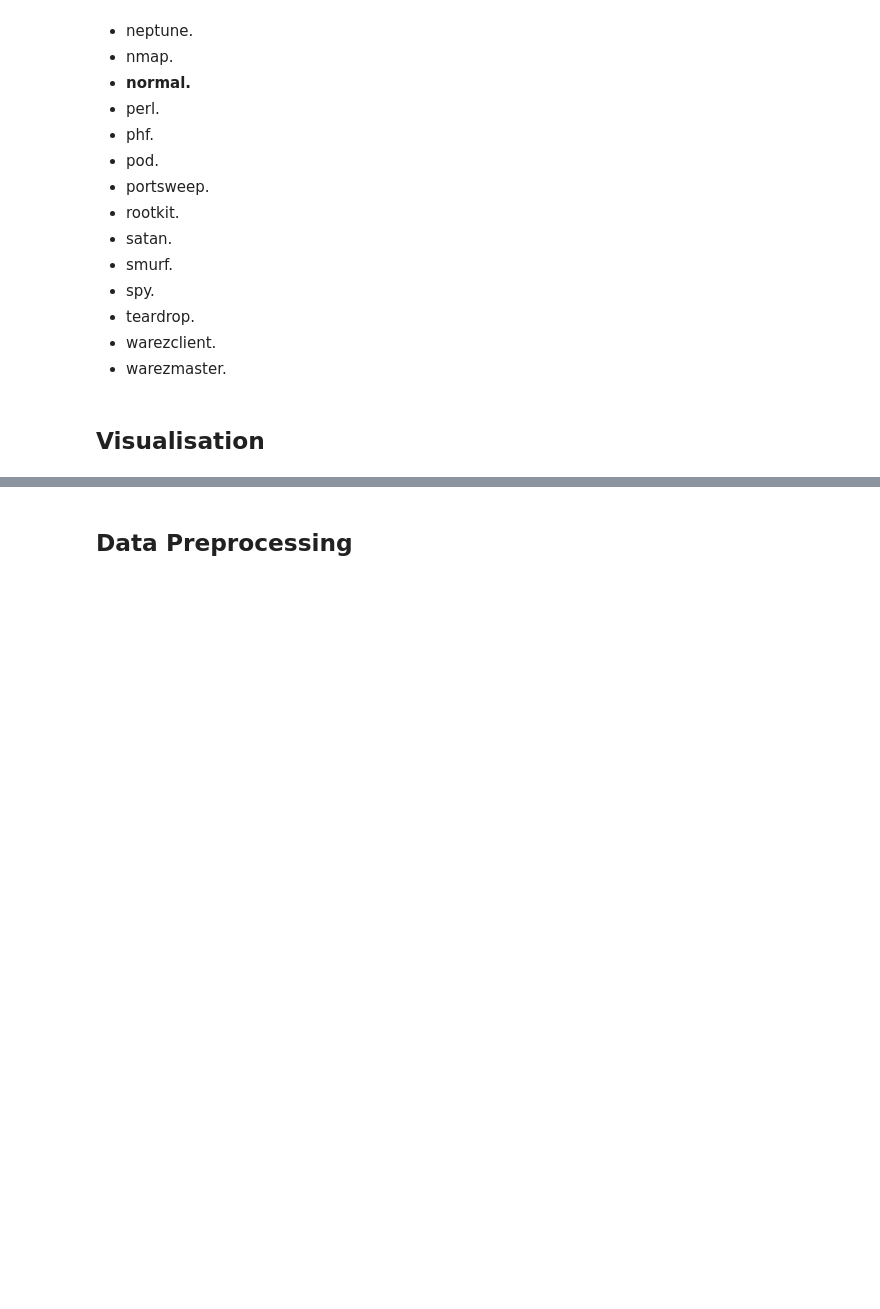
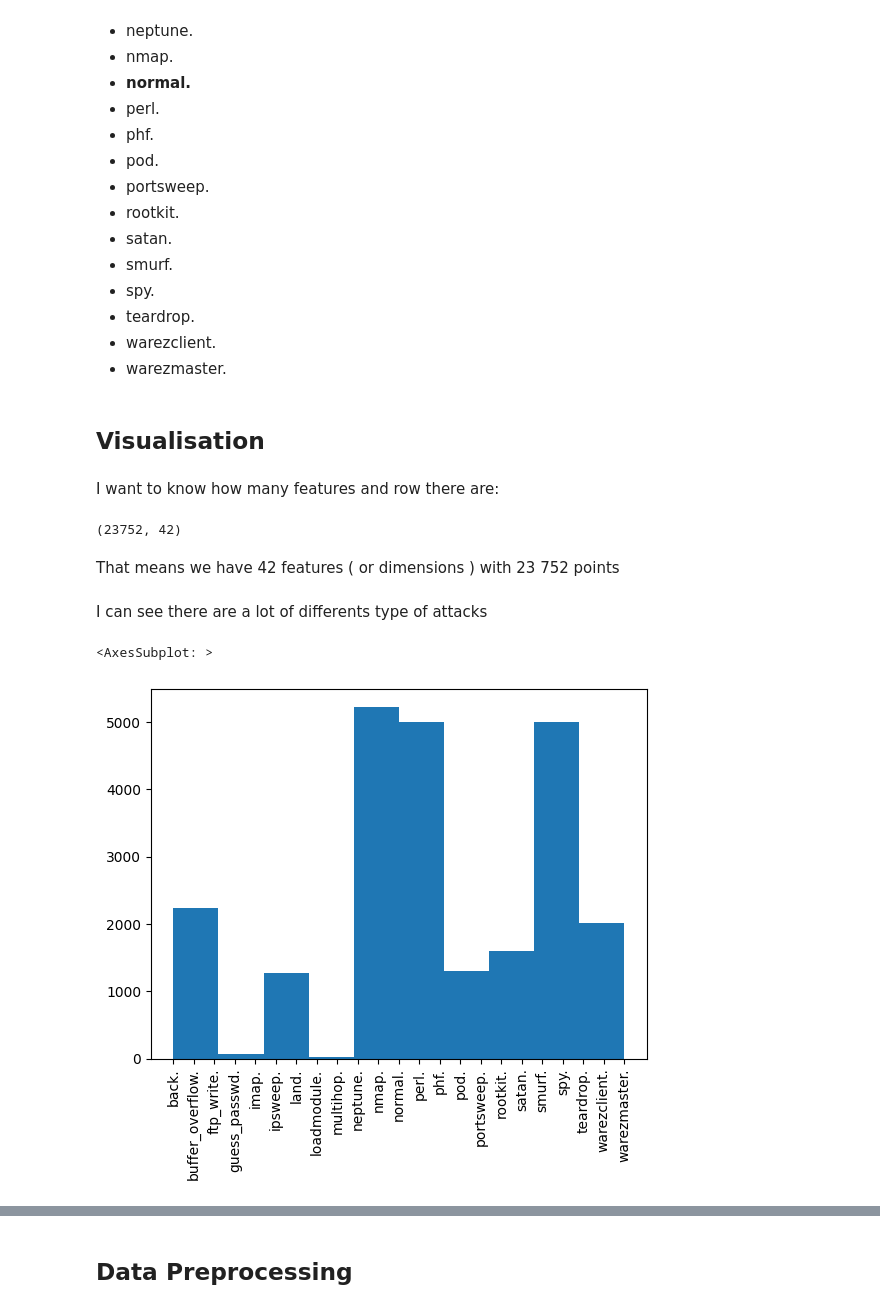
Before and after one commit to EtudiantInformatique78/DataMiningProject, a Jupyter notebook: SupervisedML.ipynb, the cells around one changed output, grey strips where cells are left out. Cells and saved outputs as stored; diff of their text form; code cells hidden in the pictures; blank space fills up the shorter version.

Commit message:
I did the Visualization in Supervised learning.

```diff
--- a/SupervisedML.ipynb
+++ b/SupervisedML.ipynb
@@ -3,7 +3,7 @@ import pandas as pd
 # %% [markdown]
 # KDD Cup 1999 Data Competition
 # %%
-kddcup = pd.read_csv("ADM-kddcup_data-small.csv")
+kddcup = pd.read_csv("ADM-kddcup_data-small.csv", skipinitialspace=True)
 # %%
 kddcup
 # %% [output]
@@ -62,0 +65,15 @@ array(['back.', 'buffer_overflow.', 'ftp_write.', 'guess_passwd.',
+# %% [markdown]
+I want to know how many features and row there are:
+# %%
+kddcup.shape
+# %% [output]
+(23752, 42)
+# %% [markdown]
+That means we have 42 features ( or dimensions ) with 23 752 points
+# %% [markdown]
+I can see there are a lot of differents type of attacks
+# %%
+kddcup["label"].hist(grid=False, xrot=90)
+# %% [output]
+<AxesSubplot: >
+[figure, added]
```
Also changed, not shown: parts of 22 cells of this notebook.
